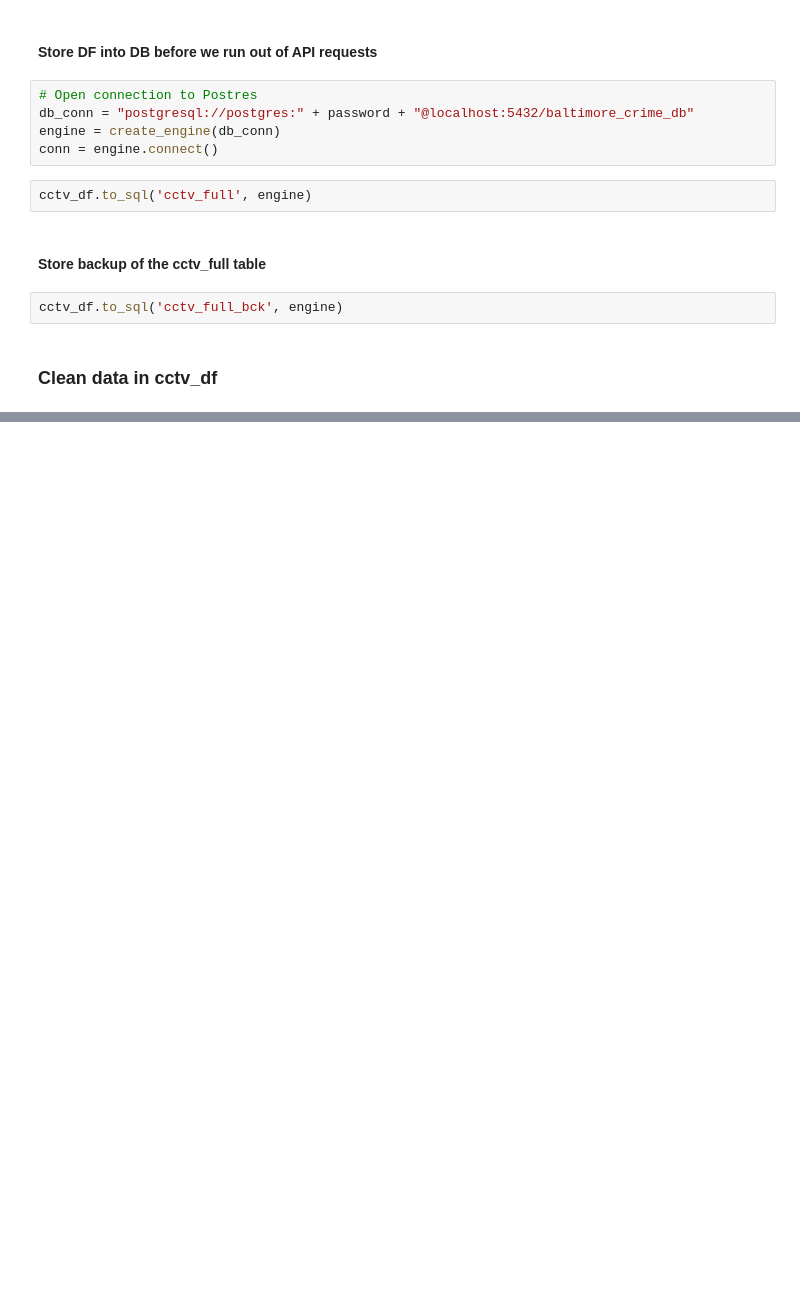
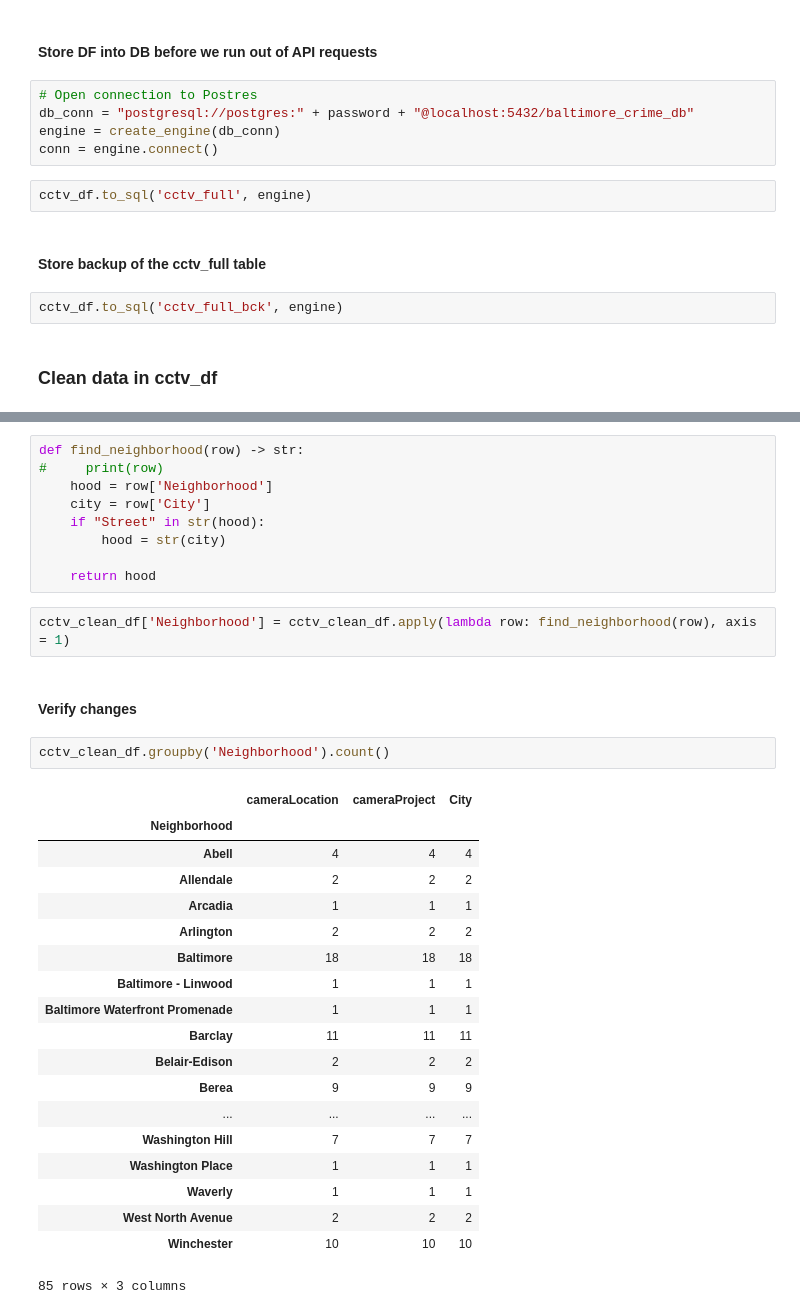
Before and after one commit to tduszyk/Baltimore_Crime, a Jupyter notebook: main.ipynb, the cells around one changed output, grey strips where cells are left out. Drawn from its saved outputs; the diff is of its cells as text; blank space fills up the shorter version.

```diff
--- a/main.ipynb
+++ b/main.ipynb
@@ -167,0 +186,35 @@ cctv_df.drop(columns=['cameraLocation', 'cameraProject', 'Location 1', 'address'
+# %%
+def find_neighborhood(row) -> str:
+#     print(row)
+    hood = row['Neighborhood']
+    city = row['City']
+    if "Street" in str(hood):
+        hood = str(city)
+
+    return hood
+# %%
+cctv_clean_df['Neighborhood'] = cctv_clean_df.apply(lambda row: find_neighborhood(row), axis = 1)
+# %% [markdown]
+#### Verify changes
+# %%
+cctv_clean_df.groupby('Neighborhood').count()
+# %% [output]
+|  | cameraLocation | cameraProject | City |
+| Neighborhood |  |  |  |
+| Abell | 4 | 4 | 4 |
+| Allendale | 2 | 2 | 2 |
+| Arcadia | 1 | 1 | 1 |
+| Arlington | 2 | 2 | 2 |
+| Baltimore | 18 | 18 | 18 |
+| Baltimore - Linwood | 1 | 1 | 1 |
+| Baltimore Waterfront Promenade | 1 | 1 | 1 |
+| Barclay | 11 | 11 | 11 |
+| Belair-Edison | 2 | 2 | 2 |
+| Berea | 9 | 9 | 9 |
+| ... | ... | ... | ... |
+| Washington Hill | 7 | 7 | 7 |
+| Washington Place | 1 | 1 | 1 |
+| Waverly | 1 | 1 | 1 |
+| West North Avenue | 2 | 2 | 2 |
+| Winchester | 10 | 10 | 10 |
+85 rows × 3 columns
```
Also changed, not shown: parts of 15 cells of this notebook, 2 other files.
